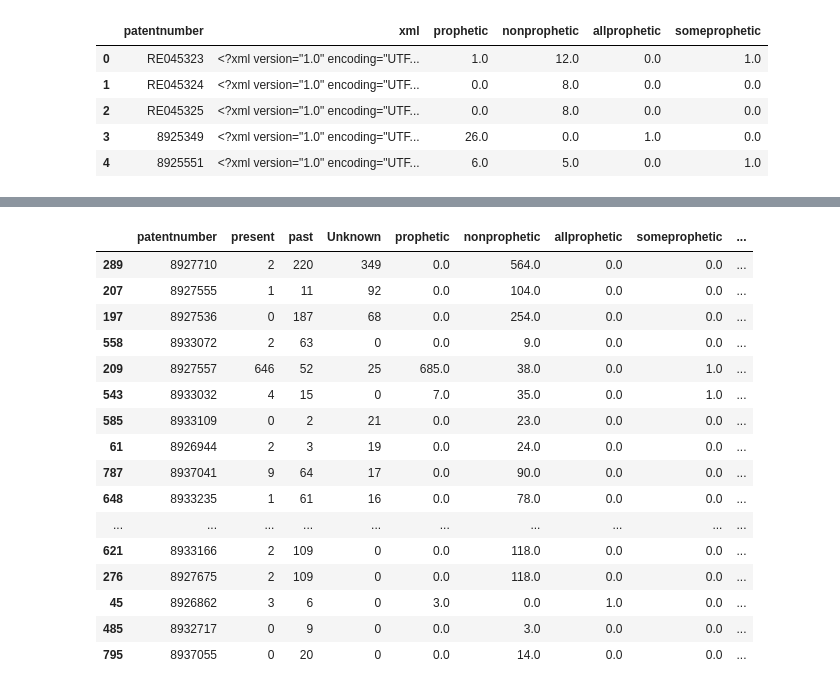
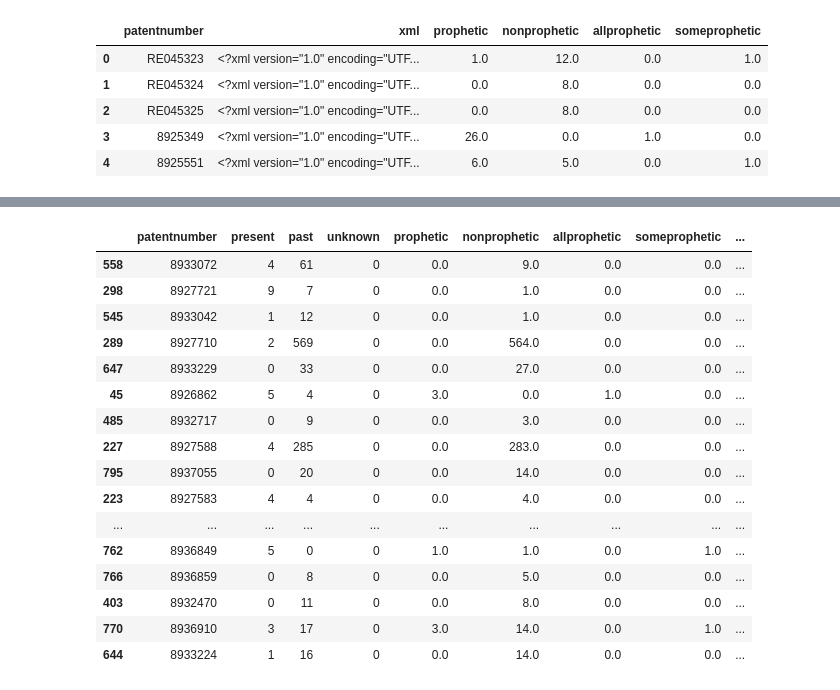
Before and after one commit to AmirMohammadiKarbalaei/prophetic_patents, a Jupyter notebook: notebooks/Algo_testing.ipynb, the cells around one changed output, grey strips where cells are left out. Cells and saved outputs as stored; diff of their text form; code cells hidden in the pictures.

```diff
--- a/notebooks/Algo_testing.ipynb
+++ b/notebooks/Algo_testing.ipynb
@@ -223,12 +334,11 @@ found_heading: 534, not_found_heading: 272, gibberish: 170, too_short: 24
 # %%
-import numpy as np
 final = dic_to_dic_w_tense_test(stats["documents_with_examples"],threshold = 0)
 df_final = pd.DataFrame(final).T.reset_index()
-df_final.columns = ["patentnumber","past","present","Unknown"]
+df_final.columns = ["patentnumber","past","present","unknown"]
 df_final["patentnumber"] = df_final["patentnumber"].apply(remove_leadiong_zeros)
-df_check = df_final.merge(merged,on= "patentnumber",how="left")[["patentnumber","present","past","Unknown","prophetic","nonprophetic","allprophetic","someprophetic"]]
+df_check = df_final.merge(merged,on= "patentnumber",how="left")[["patentnumber","present","past","unknown","prophetic","nonprophetic","allprophetic","someprophetic"]]
 #df_check["past"] = df_check["past"] + df_check["Unknown"]
-df_check["Total_Extracted"] = df_check["past"] + df_check["present"]  #+ df_check["Unknown"]
+df_check["Total_Extracted"] = df_check["past"] + df_check["present"]  #+ df_check["unknown"]
 df_check["Total_Freilich"] = df_check["prophetic"] + df_check["nonprophetic"]
 df_check["prophetic_error"] = np.sqrt((df_check["prophetic"] - df_check["present"])**2)
 df_check["nonprophetic_error"] = np.sqrt((df_check["nonprophetic"] - df_check["past"])**2)
@@ -240,7 +350,42 @@ print(f"Avg Total error: {df_check['Total_Mean_error'].mean()}, num of corrects:
 print(f"Avg Total prophetic error: {df_check['prophetic_error'].mean()}, num of corrects: {df_check[df_check['prophetic_error'] == 0].shape[0]}")
 print(f"Avg Total nonprophetic error: {df_check['nonprophetic_error'].mean()}, num of corrects: {df_check[df_check['nonprophetic_error'] == 0].shape[0]}")
 print(f"{df_check['Sum_error'].sum()}")
-print(f"number of Unknown tensed examples: {df_check['Unknown'].sum()}")
+print(f"number of unknown tensed examples: {df_check['unknown'].sum()}")
 print(f"Total of examples in freilich {df_check.Total_Freilich.sum()},Total examples extracted {df_check.Total_Extracted.sum()}")
 df_check.sort_values("Total_Mean_error",ascending=False).head(20)
+
+
+# Number of exact matches: 386 out of 799 , Percentage: 48.310387984981226
+# Number of exact num of patent extracted: 680 out of 799
+# Avg Total error: 1.1476846057571966, num of corrects:  680
+# Avg Total prophetic error: 1.4292866082603255, num of corrects: 439
+# Avg Total nonprophetic error: 2.3642052565707132, num of corrects: 402
+# 3948.0
+# number of unknown tensed examples: 670
+# Total of examples in freilich 11897.0,Total examples extracted 11388
+
+
+# Number of exact matches: 254 out of 406 , Percentage: 62.5615763546798
+# Number of exact num of patent extracted: 359 out of 406
+# Avg Total error: 0.2684729064039409, num of corrects:  359
+# Avg Total prophetic error: 3.7660098522167487, num of corrects: 286
+# Avg Total nonprophetic error: 3.9753694581280787, num of corrects: 256
+# 3252.0
+# number of unknown tensed examples: 2
+# Total of examples in freilich 7238.0,Total examples extracted 7283
+
+#patent 8933072 in janets says 9 nonproph we find 36 present 29past
+# 8927721 she doesnt extract experiments or test she only extracts example
+#8933042 janet found 1 threres more
+#8933072 janet found 9,theremany more
+#8926862 janets found 3 theres more
+
+# Number of exact matches: 574 out of 799 , Percentage: 71.8397997496871
+# Number of exact num of patent extracted: 699 out of 799
+# Avg Total error: 0.3241551939924906, num of corrects:  699
+# Avg Total prophetic error: 0.6933667083854819, num of corrects: 640
+# Avg Total nonprophetic error: 0.8748435544430538, num of corrects: 592
+# 1512.0
+# number of unknown tensed examples: 0
+# Total of examples in freilich 11897.0,Total examples extracted 12150
 # %% [output]
@@ -255,17 +406,17 @@ Total of examples in freilich 11897.0,Total examples extracted 11359
-|  | patentnumber | present | past | Unknown | prophetic | nonprophetic | allprophetic | someprophetic | ... |
-| 289 | 8927710 | 2 | 220 | 349 | 0.0 | 564.0 | 0.0 | 0.0 | ... |
-| 207 | 8927555 | 1 | 11 | 92 | 0.0 | 104.0 | 0.0 | 0.0 | ... |
-| 197 | 8927536 | 0 | 187 | 68 | 0.0 | 254.0 | 0.0 | 0.0 | ... |
-| 558 | 8933072 | 2 | 63 | 0 | 0.0 | 9.0 | 0.0 | 0.0 | ... |
-| 209 | 8927557 | 646 | 52 | 25 | 685.0 | 38.0 | 0.0 | 1.0 | ... |
-| 543 | 8933032 | 4 | 15 | 0 | 7.0 | 35.0 | 0.0 | 1.0 | ... |
-| 585 | 8933109 | 0 | 2 | 21 | 0.0 | 23.0 | 0.0 | 0.0 | ... |
-| 61 | 8926944 | 2 | 3 | 19 | 0.0 | 24.0 | 0.0 | 0.0 | ... |
-| 787 | 8937041 | 9 | 64 | 17 | 0.0 | 90.0 | 0.0 | 0.0 | ... |
-| 648 | 8933235 | 1 | 61 | 16 | 0.0 | 78.0 | 0.0 | 0.0 | ... |
+|  | patentnumber | present | past | unknown | prophetic | nonprophetic | allprophetic | someprophetic | ... |
+| 558 | 8933072 | 4 | 61 | 0 | 0.0 | 9.0 | 0.0 | 0.0 | ... |
+| 298 | 8927721 | 9 | 7 | 0 | 0.0 | 1.0 | 0.0 | 0.0 | ... |
+| 545 | 8933042 | 1 | 12 | 0 | 0.0 | 1.0 | 0.0 | 0.0 | ... |
+| 289 | 8927710 | 2 | 569 | 0 | 0.0 | 564.0 | 0.0 | 0.0 | ... |
+| 647 | 8933229 | 0 | 33 | 0 | 0.0 | 27.0 | 0.0 | 0.0 | ... |
+| 45 | 8926862 | 5 | 4 | 0 | 3.0 | 0.0 | 1.0 | 0.0 | ... |
+| 485 | 8932717 | 0 | 9 | 0 | 0.0 | 3.0 | 0.0 | 0.0 | ... |
+| 227 | 8927588 | 4 | 285 | 0 | 0.0 | 283.0 | 0.0 | 0.0 | ... |
+| 795 | 8937055 | 0 | 20 | 0 | 0.0 | 14.0 | 0.0 | 0.0 | ... |
+| 223 | 8927583 | 4 | 4 | 0 | 0.0 | 4.0 | 0.0 | 0.0 | ... |
 | ... | ... | ... | ... | ... | ... | ... | ... | ... | ... |
-| 621 | 8933166 | 2 | 109 | 0 | 0.0 | 118.0 | 0.0 | 0.0 | ... |
-| 276 | 8927675 | 2 | 109 | 0 | 0.0 | 118.0 | 0.0 | 0.0 | ... |
-| 45 | 8926862 | 3 | 6 | 0 | 3.0 | 0.0 | 1.0 | 0.0 | ... |
-| 485 | 8932717 | 0 | 9 | 0 | 0.0 | 3.0 | 0.0 | 0.0 | ... |
-| 795 | 8937055 | 0 | 20 | 0 | 0.0 | 14.0 | 0.0 | 0.0 | ... |
+| 762 | 8936849 | 5 | 0 | 0 | 1.0 | 1.0 | 0.0 | 1.0 | ... |
+| 766 | 8936859 | 0 | 8 | 0 | 0.0 | 5.0 | 0.0 | 0.0 | ... |
+| 403 | 8932470 | 0 | 11 | 0 | 0.0 | 8.0 | 0.0 | 0.0 | ... |
+| 770 | 8936910 | 3 | 17 | 0 | 3.0 | 14.0 | 0.0 | 1.0 | ... |
+| 644 | 8933224 | 1 | 16 | 0 | 0.0 | 14.0 | 0.0 | 0.0 | ... |
```
Also changed, not shown: parts of 25 cells of this notebook, 1 other file.
